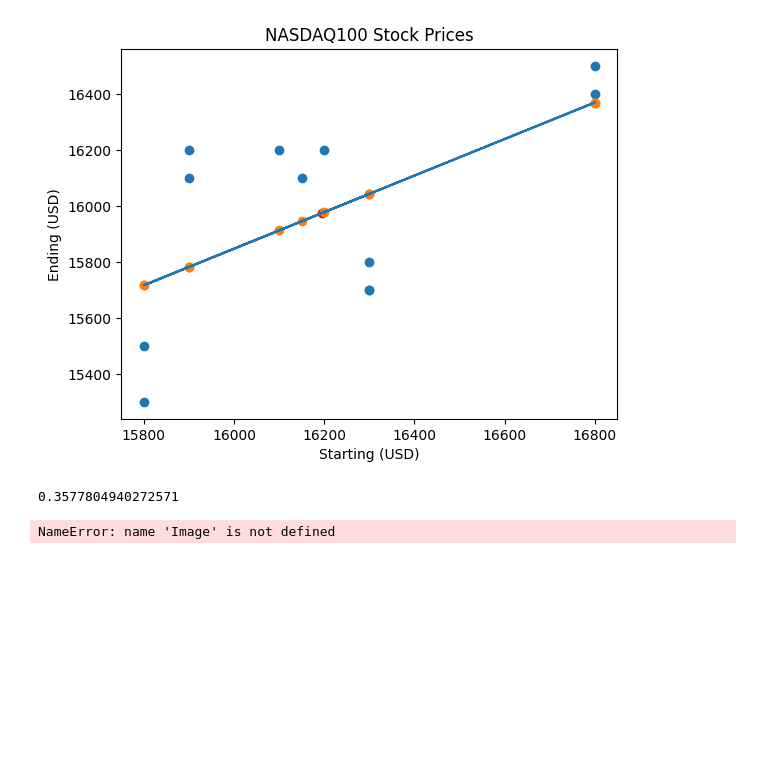
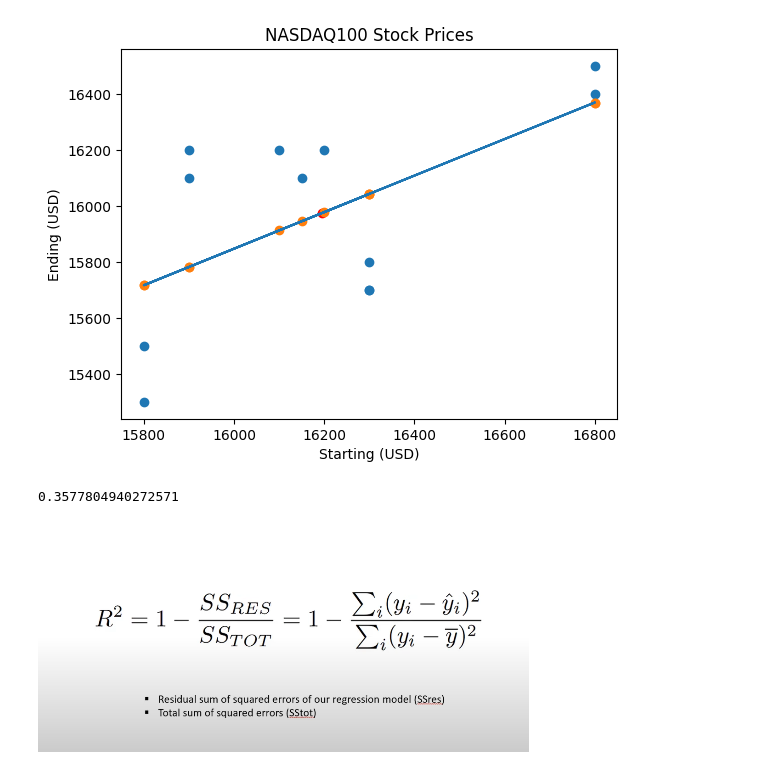
Before and after one commit to asadullahislam/Machine_Learning, a Jupyter notebook: Linear_Regression.ipynb, the cells around one changed output. Saved outputs shown, nothing was run; the diff lists cells and outputs as text; code cells hidden in the pictures; blank space fills up the shorter version.

```diff
--- a/Linear_Regression.ipynb
+++ b/Linear_Regression.ipynb
@@ -245,6 +245,6 @@ r2_score(y,reg.predict(x))
 # %%
 from IPython.display import Image, display
 # %%
-display(Image('filename=))
+display(Image(filename="squared_value.png"))
 # %% [output]
-NameError: name 'Image' is not defined
+[figure, added]
```
Also changed, not shown: 1 other file.
